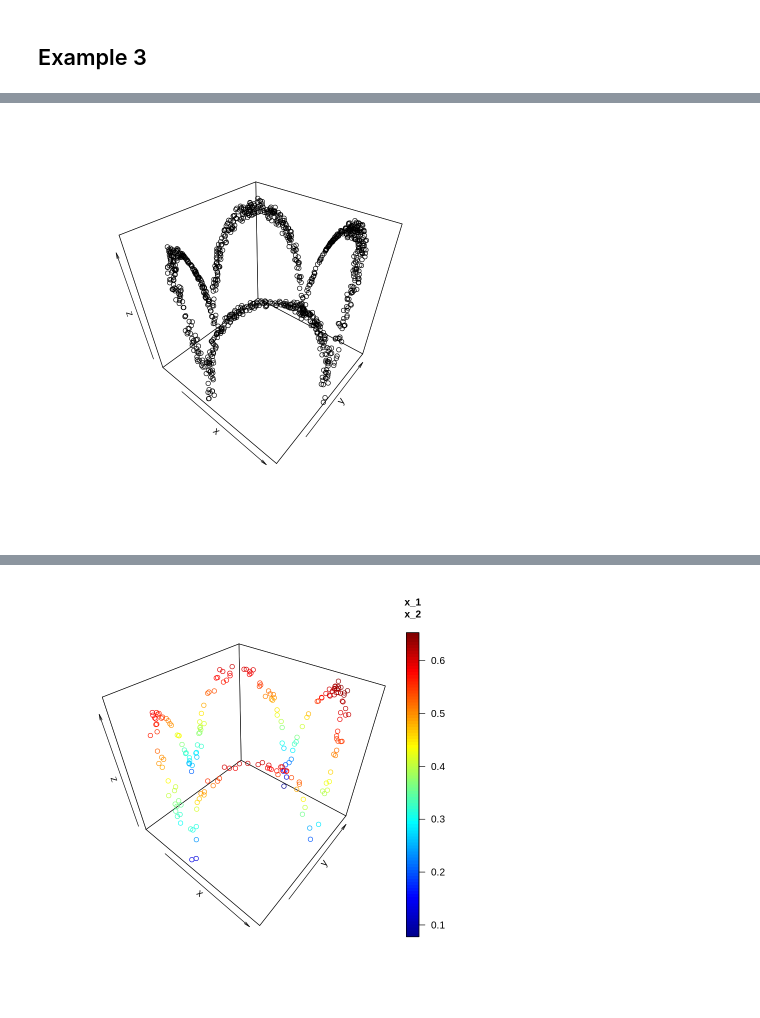
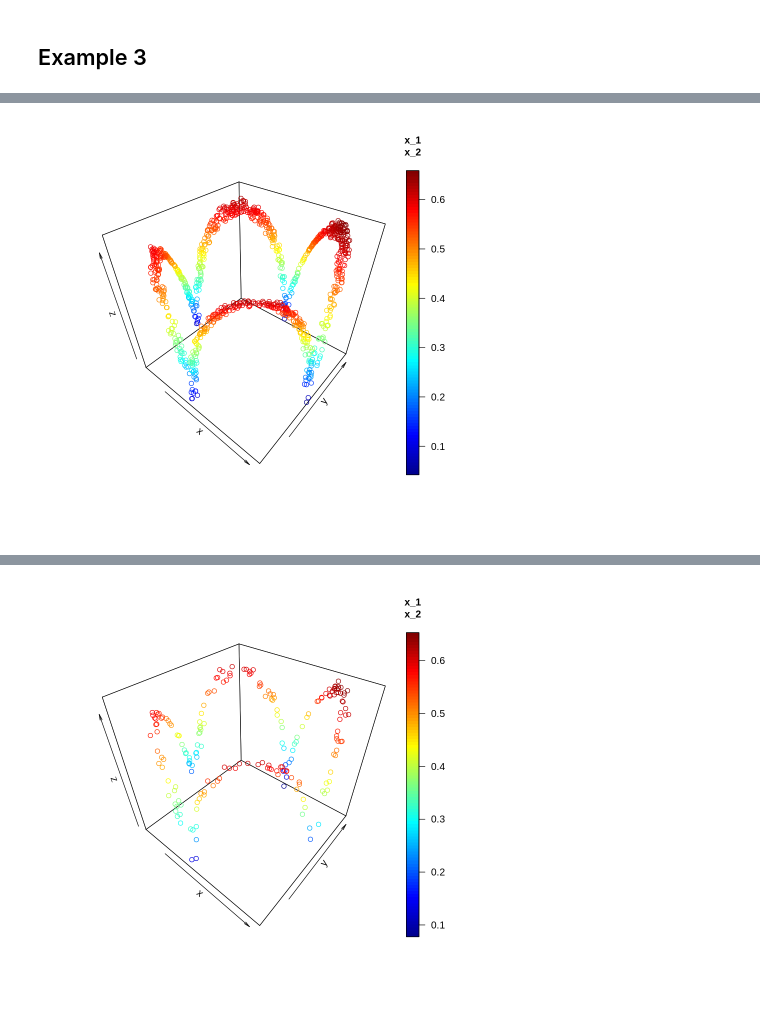
Before and after one commit to Griphu/WhyR_Turkey_2022, a Jupyter notebook: Why_R__Turkey_2022_Webinar__Deep_Learning_using_R.ipynb, the cells around one changed output, grey strips where cells are left out. Drawn from its saved outputs; the diff is of its cells as text; code cells hidden in the pictures.

```diff
--- a/Why_R__Turkey_2022_Webinar__Deep_Learning_using_R.ipynb
+++ b/Why_R__Turkey_2022_Webinar__Deep_Learning_using_R.ipynb
@@ -381,6 +378,6 @@ Warning message:
 # %%
 df = sample_spherical(1000)
 # %%
-scatter3D(df$x_1, df$x_2, df$y, clab = c("x_1", "x_2"), colvar = NULL)
+scatter3D(df$x_1, df$x_2, df$y, clab = c("x_1", "x_2"))
 # %% [output]
-[figure, old version]
+[figure, new version]
```
Also changed, not shown: parts of 37 cells of this notebook, 1 other file.
